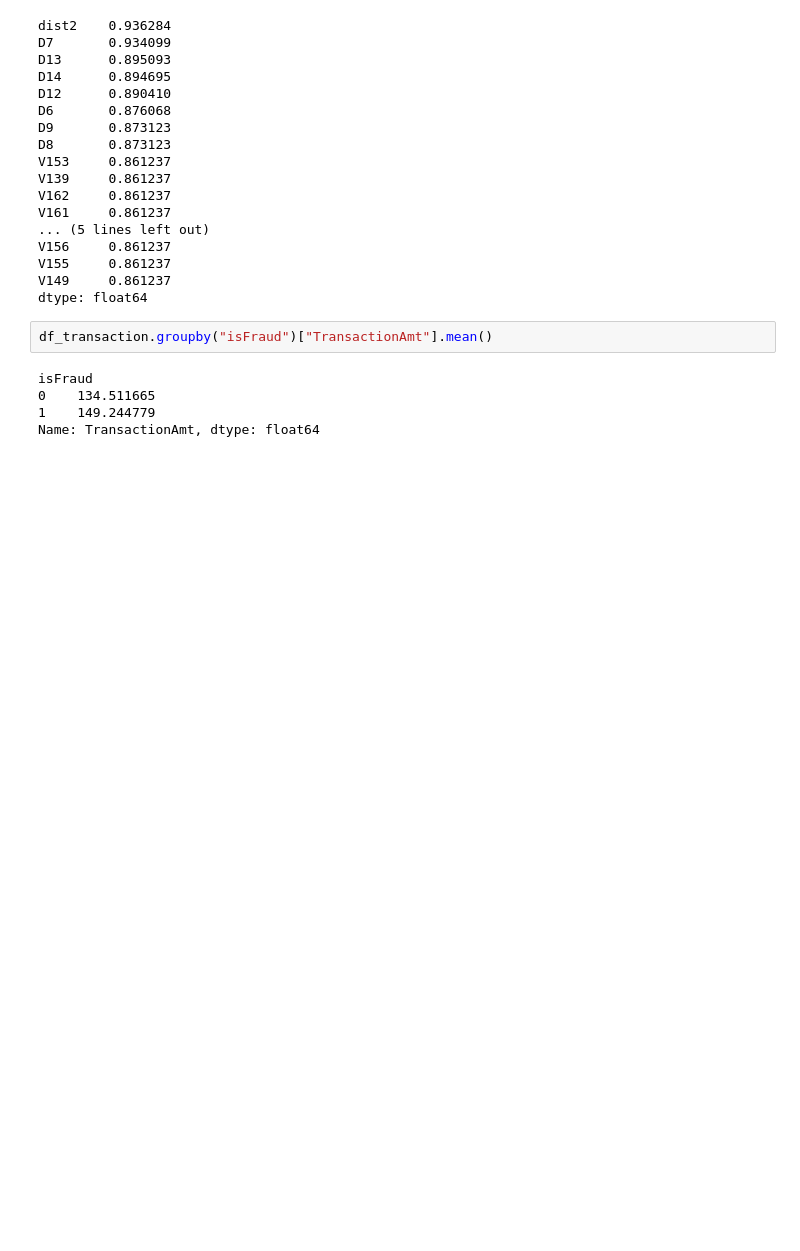
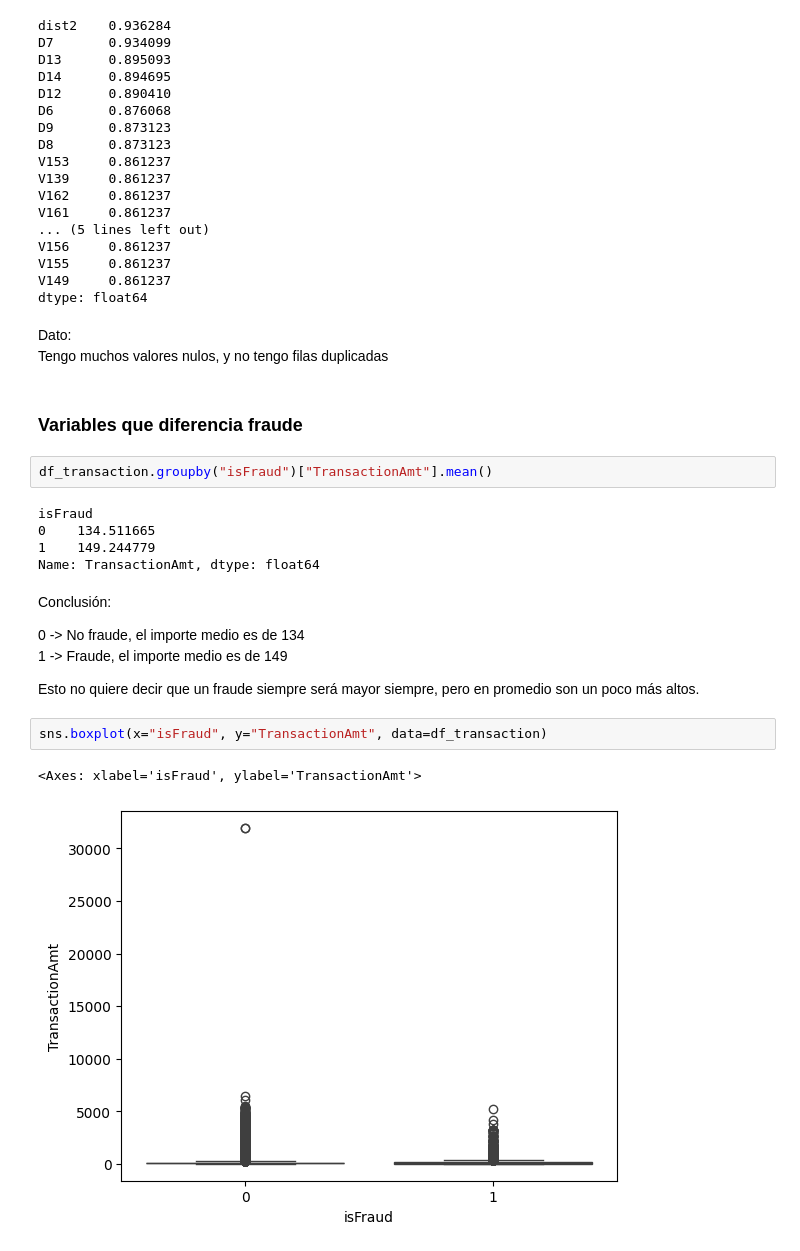
Before and after one commit to MonicaFernandezM/fraud_detection, a Jupyter notebook: 01_eda.ipynb, the cells around one changed output. Cells and saved outputs as stored; diff of their text form; blank space fills up the shorter version.

```diff
--- a/01_eda.ipynb
+++ b/01_eda.ipynb
@@ -53,6 +57,11 @@ V156     0.861237
 V155     0.861237
 V149     0.861237
 dtype: float64
+# %% [markdown]
+Dato:\
+Tengo muchos valores nulos, y no tengo filas duplicadas
+# %% [markdown]
+### Variables que diferencia fraude
 # %%
 df_transaction.groupby("isFraud")["TransactionAmt"].mean()
 # %% [output]
@@ -60,3 +69,15 @@ isFraud
 0    134.511665
 1    149.244779
 Name: TransactionAmt, dtype: float64
+# %% [markdown]
+Conclusión:
+
+0 -> No fraude, el importe medio es de 134\
+1 -> Fraude, el importe medio es de 149
+
+Esto no quiere decir que un fraude siempre será mayor siempre, pero en promedio son un poco más altos.
+# %%
+sns.boxplot(x="isFraud", y="TransactionAmt", data=df_transaction)
+# %% [output]
+<Axes: xlabel='isFraud', ylabel='TransactionAmt'>
+[figure, added]
```
Also changed, not shown: parts of 48 cells of this notebook, 1 other file.
